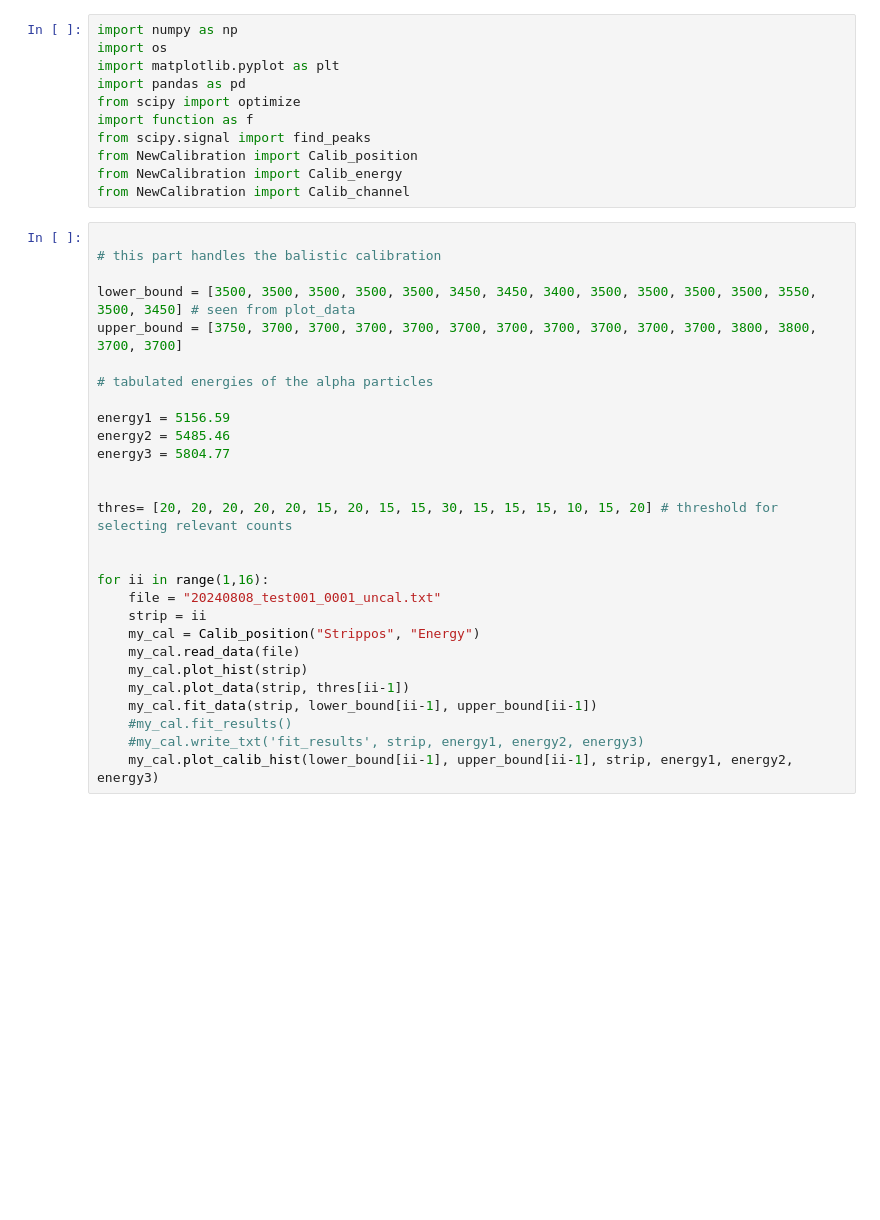
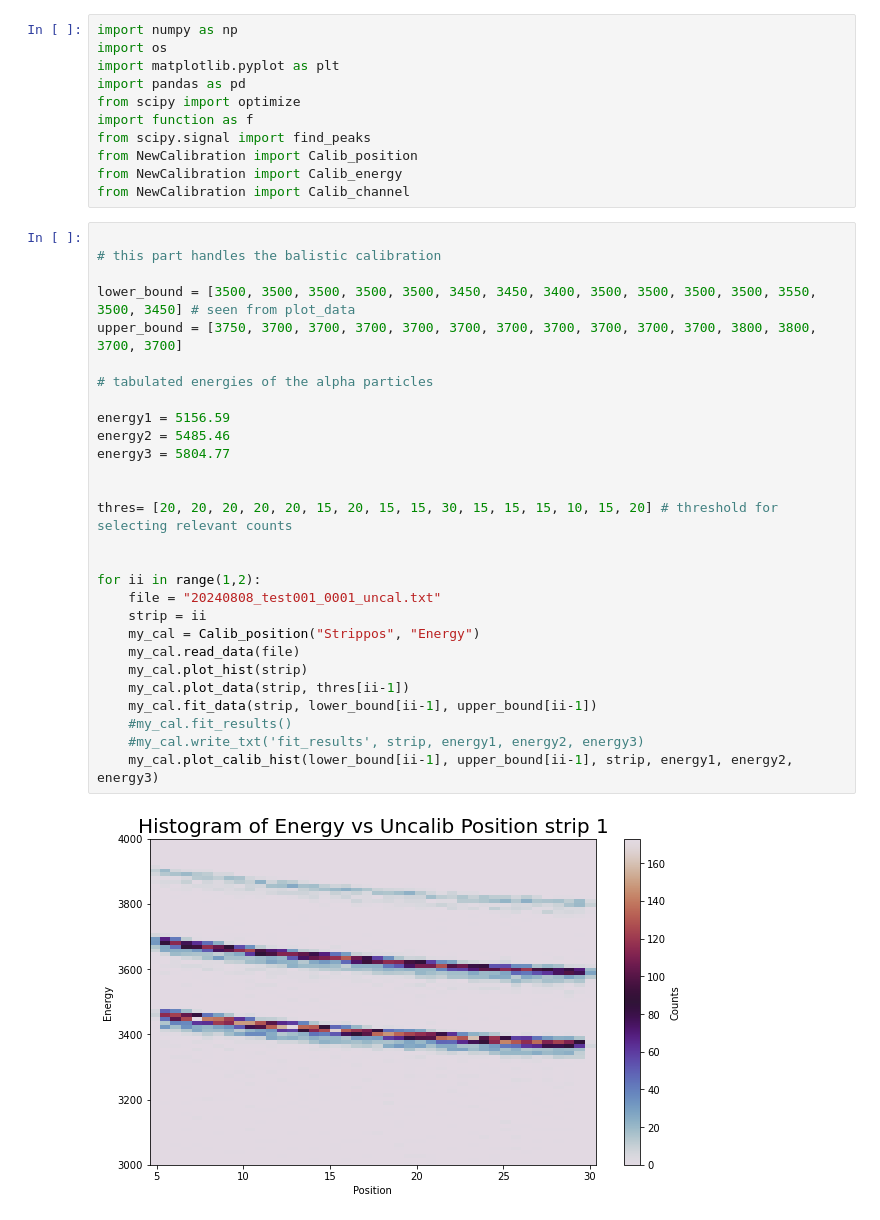
Before and after one commit to chiaramasia01/GSI16Strip, a Jupyter notebook: main_calibration.ipynb, the cells around one changed output. Cells and saved outputs as stored; diff of their text form; blank space fills up the shorter version.

```diff
--- a/main_calibration.ipynb
+++ b/main_calibration.ipynb
@@ -14,28 +14,30 @@ from NewCalibration import Calib_channel
 # %%
 
 # this part handles the balistic calibration
 
 lower_bound = [3500, 3500, 3500, 3500, 3500, 3450, 3450, 3400, 3500, 3500, 3500, 3500, 3550, 3500, 3450] # seen from plot_data
 upper_bound = [3750, 3700, 3700, 3700, 3700, 3700, 3700, 3700, 3700, 3700, 3700, 3800, 3800, 3700, 3700]
 
 # tabulated energies of the alpha particles
 
 energy1 = 5156.59
 energy2 = 5485.46
 energy3 = 5804.77
 
 
 thres= [20, 20, 20, 20, 20, 15, 20, 15, 15, 30, 15, 15, 15, 10, 15, 20] # threshold for selecting relevant counts
 
 
-for ii in range(1,16):
+for ii in range(1,2):
     file = "20240808_test001_0001_uncal.txt"
     strip = ii
     my_cal = Calib_position("Strippos", "Energy")
     my_cal.read_data(file)
     my_cal.plot_hist(strip)
     my_cal.plot_data(strip, thres[ii-1])
     my_cal.fit_data(strip, lower_bound[ii-1], upper_bound[ii-1])
     #my_cal.fit_results()
     #my_cal.write_txt('fit_results', strip, energy1, energy2, energy3)
     my_cal.plot_calib_hist(lower_bound[ii-1], upper_bound[ii-1], strip, energy1, energy2, energy3)
+# %% [output]
+[figure, added]
```
Also changed, not shown: parts of 5 cells of this notebook, 17 other files.
